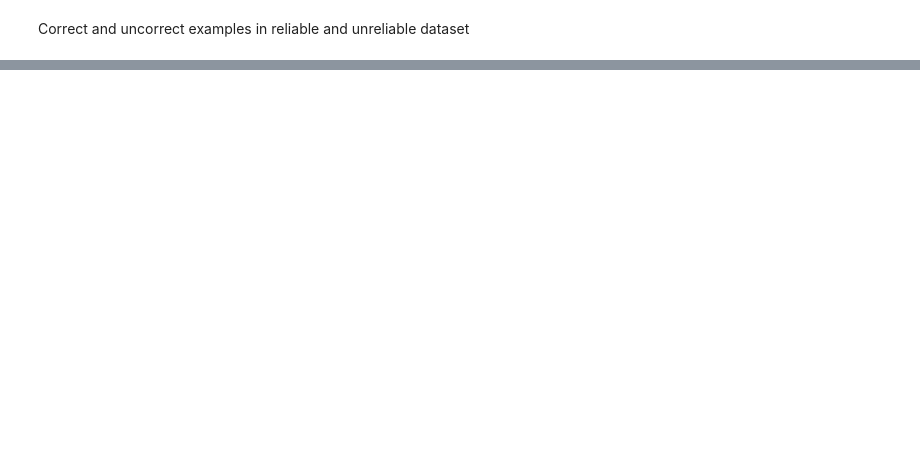
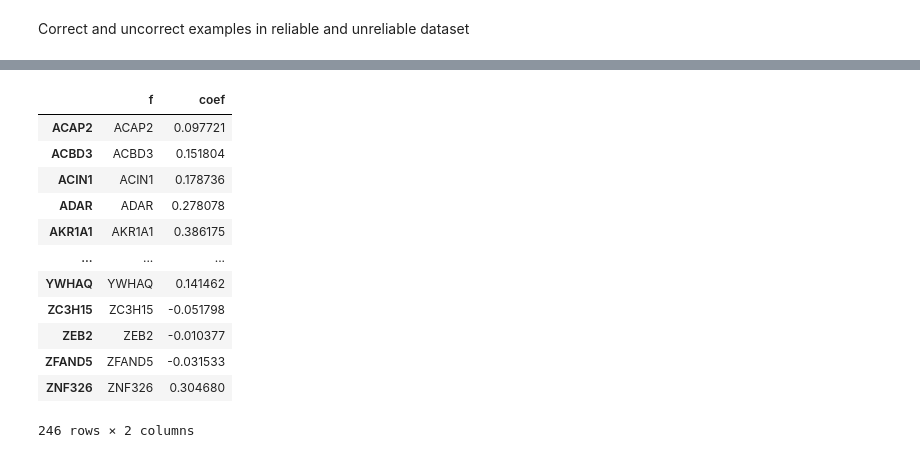
Before and after one commit to GiovannaNicora/reliability, a Jupyter notebook: sc_classification/AML329D20SingleCellClassification_LR.ipynb, the cells around one changed output, grey strips where cells are left out. Cells and saved outputs as stored; diff of their text form; code cells hidden in the pictures; blank space fills up the shorter version.

```diff
--- a/sc_classification/AML329D20SingleCellClassification.ipynb
+++ b/sc_classification/AML329D20SingleCellClassification_LR.ipynb
@@ -437,0 +446,24 @@ df_c_p
+# %%
+coef = clf_lr.coef_[0]
+iC = np.where(coef!=0)[0]
+feat = np.array(anndata.var_names)
+# %%
+coef_feat = pd.DataFrame(dict(f=feat[iC],
+                  coef=coef[iC]),
+                   index=feat[iC])
+# %%
+coef_feat
+# %% [output]
+|  | f | coef |
+| ACAP2 | ACAP2 | 0.097721 |
+| ACBD3 | ACBD3 | 0.151804 |
+| ACIN1 | ACIN1 | 0.178736 |
+| ADAR | ADAR | 0.278078 |
+| AKR1A1 | AKR1A1 | 0.386175 |
+| ... | ... | ... |
+| YWHAQ | YWHAQ | 0.141462 |
+| ZC3H15 | ZC3H15 | -0.051798 |
+| ZEB2 | ZEB2 | -0.010377 |
+| ZFAND5 | ZFAND5 | -0.031533 |
+| ZNF326 | ZNF326 | 0.304680 |
+246 rows × 2 columns
```
Also changed, not shown: parts of 21 cells of this notebook, 1 other file.
